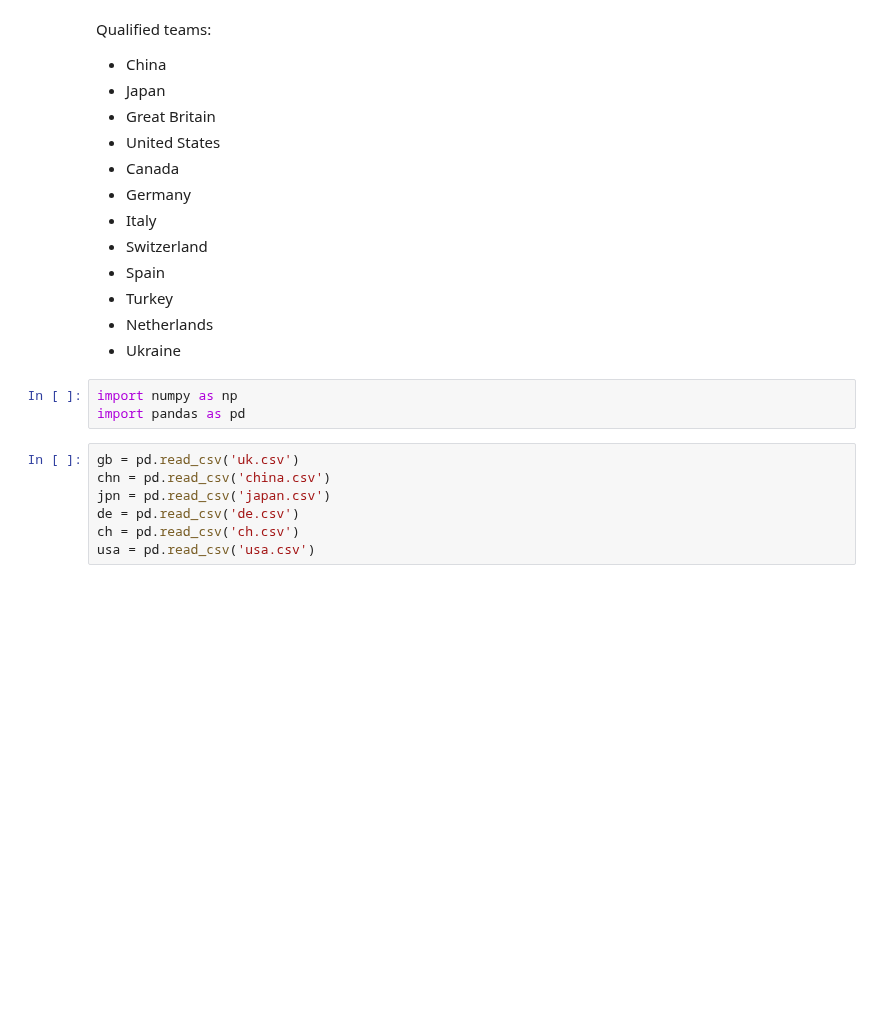
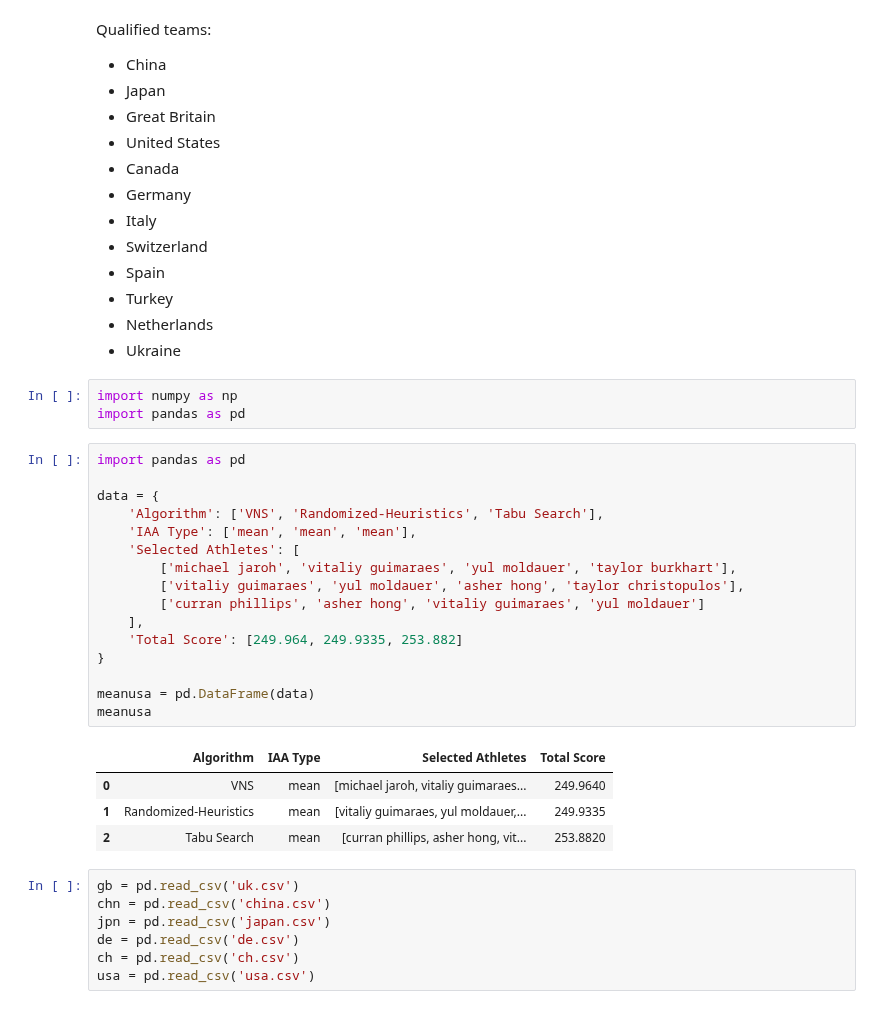
Before and after one commit to RyanJTalbot/MSDS, a Jupyter notebook: Core/Data Mining Foundations/Data Mining Project/Project/competition_gym2023/Team_Selection/Competition/Men/Qualified teams.ipynb, the cells around one changed output. Drawn from its saved outputs; the diff is of its cells as text; blank space fills up the shorter version.

```diff
--- a/Core/Data Mining Foundations/Data Mining Project/Project/competition_gym2023/Team_Selection/Competition/Men/Qualified teams.ipynb
+++ b/Core/Data Mining Foundations/Data Mining Project/Project/competition_gym2023/Team_Selection/Competition/Men/Qualified teams.ipynb
@@ -15,6 +15,27 @@ Qualified teams:
 # %%
 import numpy as np
 import pandas as pd
+# %%
+import pandas as pd
+
+data = {
+    'Algorithm': ['VNS', 'Randomized-Heuristics', 'Tabu Search'],
+    'IAA Type': ['mean', 'mean', 'mean'],
+    'Selected Athletes': [
+        ['michael jaroh', 'vitaliy guimaraes', 'yul moldauer', 'taylor burkhart'],
+        ['vitaliy guimaraes', 'yul moldauer', 'asher hong', 'taylor christopulos'],
+        ['curran phillips', 'asher hong', 'vitaliy guimaraes', 'yul moldauer']
+    ],
+    'Total Score': [249.964, 249.9335, 253.882]
+}
+
+meanusa = pd.DataFrame(data)
+meanusa
+# %% [output]
+|  | Algorithm | IAA Type | Selected Athletes | Total Score |
+| 0 | VNS | mean | [michael jaroh, vitaliy guimaraes... | 249.9640 |
+| 1 | Randomized-Heuristics | mean | [vitaliy guimaraes, yul moldauer,... | 249.9335 |
+| 2 | Tabu Search | mean | [curran phillips, asher hong, vit... | 253.8820 |
 # %%
 gb = pd.read_csv('uk.csv')
 chn = pd.read_csv('china.csv')
```
Also changed, not shown: parts of 8 cells of this notebook, 3 other files.
